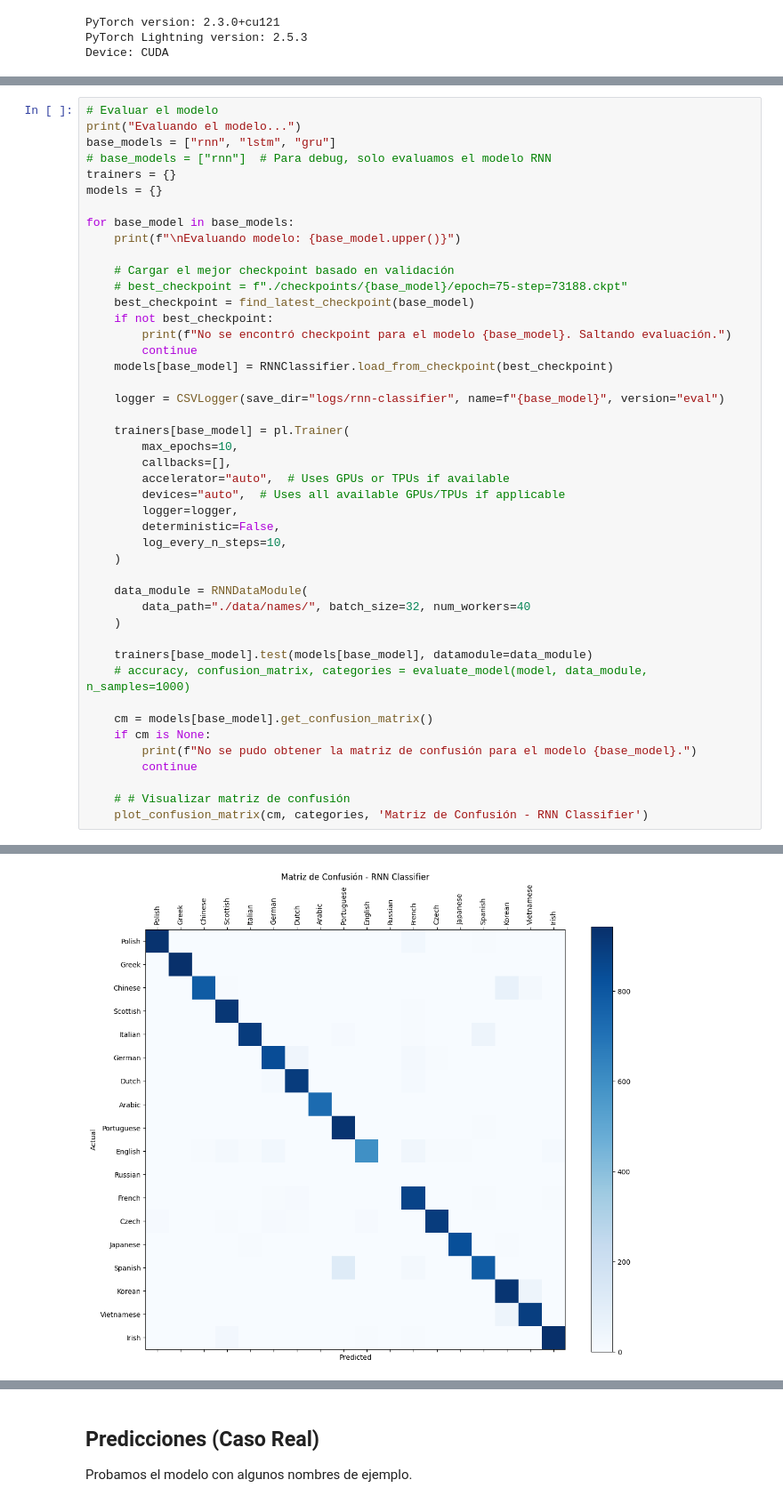
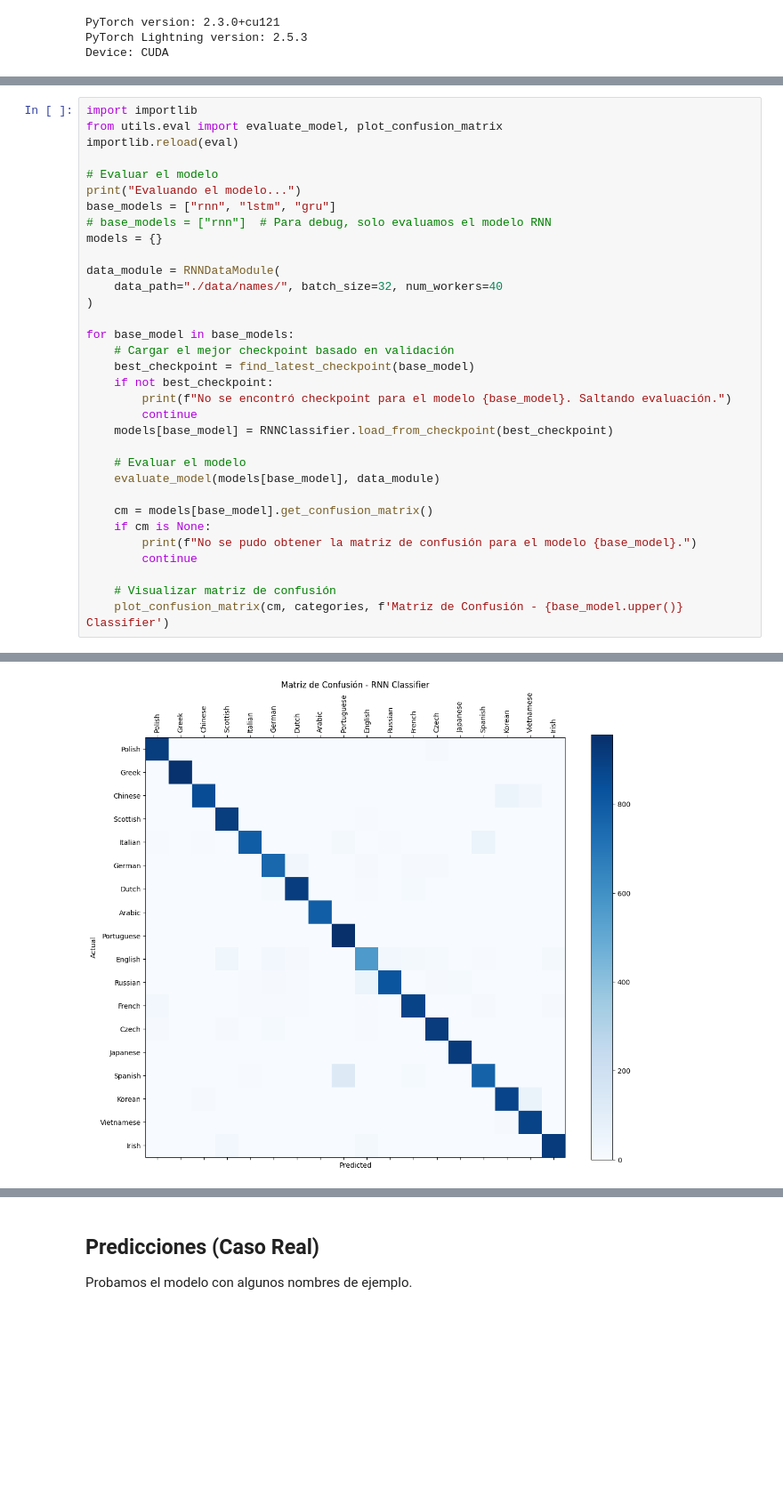
Before and after one commit to ericmaster/rnn-classifier, a Jupyter notebook: rnn-classifier.ipynb, the cells around one changed output, grey strips where cells are left out. Shown: that part at 89% size. Cells and saved outputs as stored; diff of their text form; blank space fills up the shorter version.

```diff
--- a/rnn-classifier.ipynb
+++ b/rnn-classifier.ipynb
@@ -171,47 +181,35 @@ Evaluamos el modelo entrenado y visualizamos los resultados.
 # %%
+import importlib
+from utils.eval import evaluate_model, plot_confusion_matrix
+importlib.reload(eval)
+
 # Evaluar el modelo
 print("Evaluando el modelo...")
 base_models = ["rnn", "lstm", "gru"]
 # base_models = ["rnn"]  # Para debug, solo evaluamos el modelo RNN
-trainers = {}
 models = {}
 
+data_module = RNNDataModule(
+    data_path="./data/names/", batch_size=32, num_workers=40
+)
+
 for base_model in base_models:
-    print(f"\nEvaluando modelo: {base_model.upper()}")
-
     # Cargar el mejor checkpoint basado en validación
-    # best_checkpoint = f"./checkpoints/{base_model}/epoch=75-step=73188.ckpt"
     best_checkpoint = find_latest_checkpoint(base_model)
     if not best_checkpoint:
         print(f"No se encontró checkpoint para el modelo {base_model}. Saltando evaluación.")
         continue
     models[base_model] = RNNClassifier.load_from_checkpoint(best_checkpoint)
 
-    logger = CSVLogger(save_dir="logs/rnn-classifier", name=f"{base_model}", version="eval")
-
-    trainers[base_model] = pl.Trainer(
-        max_epochs=10,
-        callbacks=[],
-        accelerator="auto",  # Uses GPUs or TPUs if available
-        devices="auto",  # Uses all available GPUs/TPUs if applicable
-        logger=logger,
-        deterministic=False,
-        log_every_n_steps=10,
-    )
-
-    data_module = RNNDataModule(
-        data_path="./data/names/", batch_size=32, num_workers=40
-    )
-
-    trainers[base_model].test(models[base_model], datamodule=data_module)
-    # accuracy, confusion_matrix, categories = evaluate_model(model, data_module, n_samples=1000)
+    # Evaluar el modelo
+    evaluate_model(models[base_model], data_module)
 
     cm = models[base_model].get_confusion_matrix()
     if cm is None:
         print(f"No se pudo obtener la matriz de confusión para el modelo {base_model}.")
         continue
 
-    # # Visualizar matriz de confusión
-    plot_confusion_matrix(cm, categories, 'Matriz de Confusión - RNN Classifier')
+    # Visualizar matriz de confusión
+    plot_confusion_matrix(cm, categories, f'Matriz de Confusión - {base_model.upper()} Classifier')
 # %% [output]
 INFO:pytorch_lightning.utilities.rank_zero:Trainer will use only 1 of 4 GPUs because it is running inside an interactive / notebook environment. You may try to set `Trainer(devices=4)` but please note ...
@@ -231,2 +235,2 @@ INFO:pytorch_lightning.accelerators.cuda:LOCAL_RANK: 0 - CUDA_VISIBLE_DEVICES: [
 └───────────────────────────┴───────────────────────────┘
-[figure, old version]
+[figure, new version]
```
Also changed, not shown: parts of 14 cells of this notebook, 4 other files.
